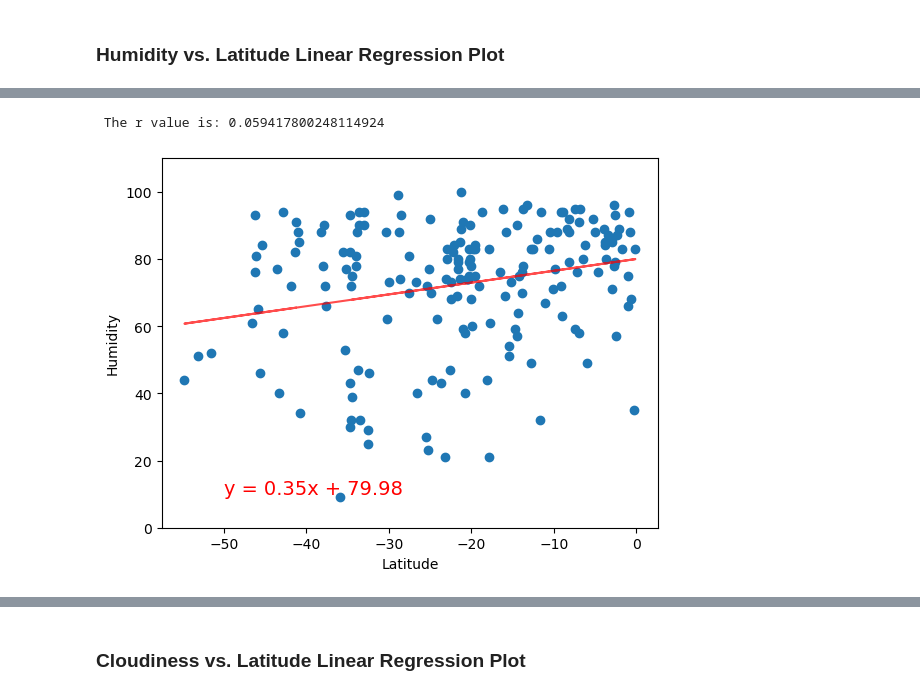
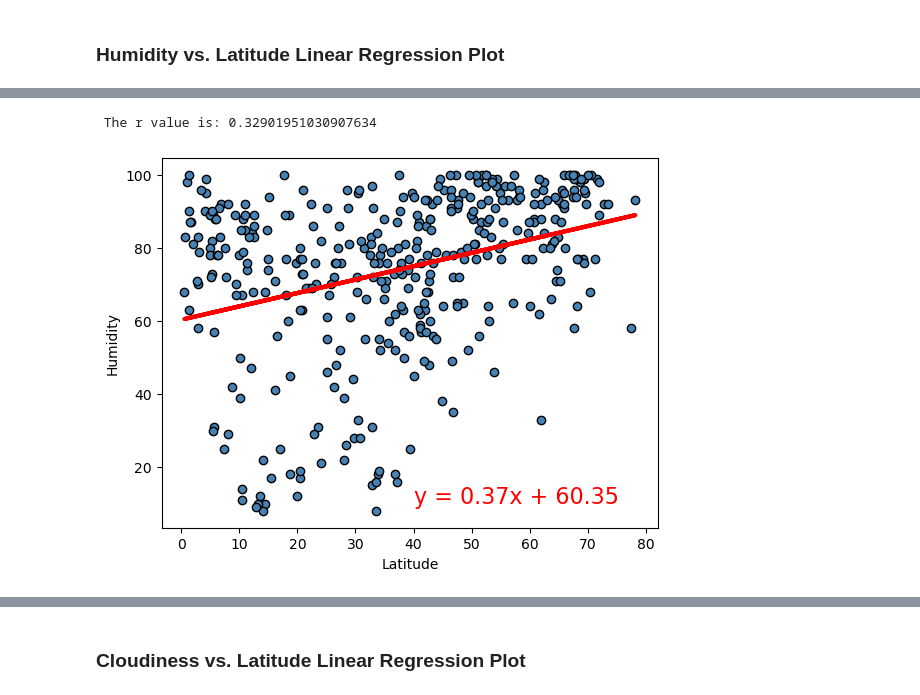
Before and after one commit to fkdk500/python-api-challenge, a Jupyter notebook: starter_code/WeatherPy.ipynb, the cells around one changed output, grey strips where cells are left out. Cells and saved outputs as stored; diff of their text form; code cells hidden in the pictures.

```diff
--- a/starter_code/WeatherPy.ipynb
+++ b/starter_code/WeatherPy.ipynb
@@ -409,33 +381,18 @@ plt.close()
-# %%
-# Southern Hemisphere
-x_values = pd.to_numeric(southern_hemi_df['Lat'])
-y_values = pd.to_numeric(southern_hemi_df['Humidity'])
-correlation = (st.pearsonr(x_values, y_values)[0])
-# Calculate linear regression values
-(slope, intercept, rvalue, pvalue, stderr) = st.linregress(x_values, y_values)
-
-# Calculate r-squared
-r_squared = (rvalue**2)
-print(f" The r value is: {r_squared}")
-#y = mx + b
-regress_values = x_values * slope + intercept
-line_eq = "y = " + str(round(slope,2)) + "x + " + str(round(intercept,2))
-
-# Gernerate scatter chart with liner regression line, equation of line, r-squared value
-plt.ylim(ymin=0,ymax=110)
-
-plt.scatter(x_values,y_values)
-plt.plot(x_values,regress_values, color='r', alpha=0.7)
-plt.annotate(line_eq,(-50,10),fontsize=14,color="red")
-# Define title and x/y labels
-plt.xlabel('Latitude')
-plt.ylabel('Humidity')
-
-# Present the box plot chart
-plt.show()
-
-# To close pyplot
-plt.close()
-# %% [output]
- The r value is: 0.059417800248114924
-[figure, removed]
+# %%
+# Northern Hemisphere
+x_values = northern_hemi_df['Lat']
+y_values = northern_hemi_df['Humidity']
+
+xc=40
+yc=10
+
+lin_reg_plt()
+plt.xlabel("Latitude")
+plt.ylabel('Humidity')
+plt.show()
+
+# To close pyplot
+plt.close()
+# %% [output]
+ The r value is: 0.32901951030907634
+[figure, added]
```
Also changed, not shown: parts of 29 cells of this notebook.
